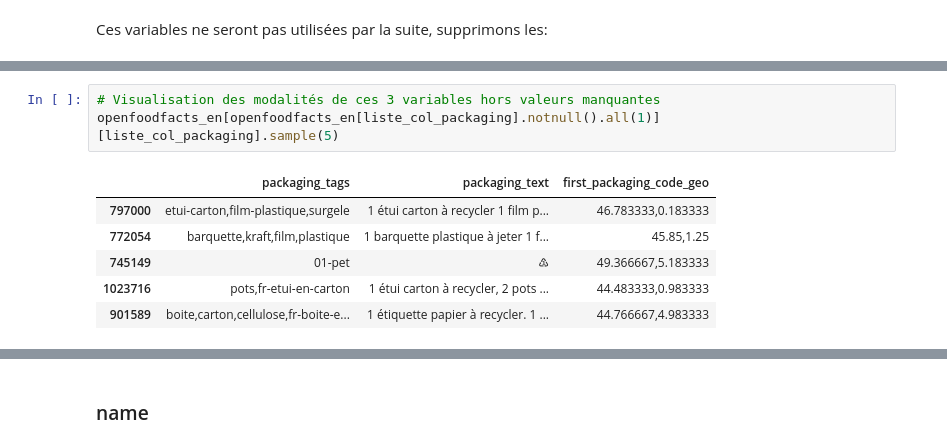
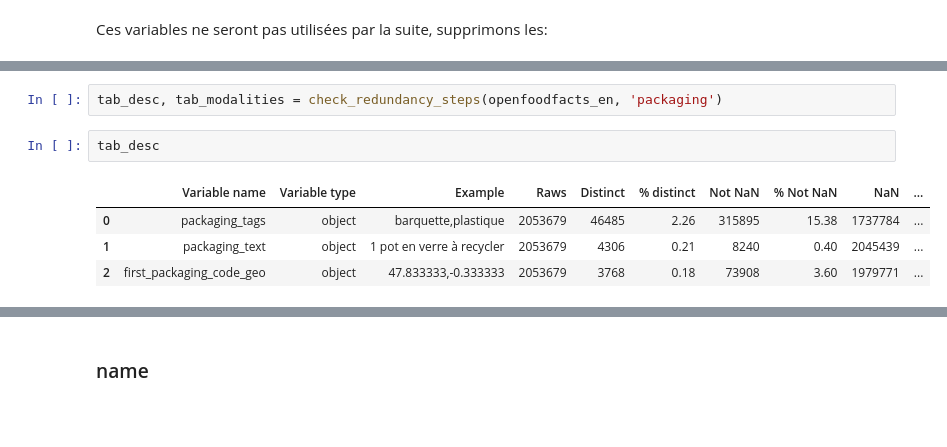
Before and after one commit to Milie-Mimi/OC_DS_Project3, a Jupyter notebook: Projet_3_Cleaning_EGR.ipynb, the cells around one changed output, grey strips where cells are left out. Drawn from its saved outputs; the diff is of its cells as text; blank space fills up the shorter version.

Commit message:
Fin partie Mots qui apparaissent le plus dans le nom des variables

```diff
--- a/Projet_3_Cleaning_EGR.ipynb
+++ b/Projet_3_Cleaning_EGR.ipynb
@@ -756,10 +738,9 @@ liste_col_packaging = openfoodfacts_en.iloc[:,
-# %%
-# Visualisation des modalités de ces 3 variables hors valeurs manquantes
-openfoodfacts_en[openfoodfacts_en[liste_col_packaging].notnull().all(1)][liste_col_packaging].sample(5)
-# %% [output]
-|  | packaging_tags | packaging_text | first_packaging_code_geo |
-| 797000 | etui-carton,film-plastique,surgele | 1 étui carton à recycler 1 film p... | 46.783333,0.183333 |
-| 772054 | barquette,kraft,film,plastique | 1 barquette plastique à jeter 1 f... | 45.85,1.25 |
-| 745149 | 01-pet | ♳ | 49.366667,5.183333 |
-| 1023716 | pots,fr-etui-en-carton | 1 étui carton à recycler, 2 pots ... | 44.483333,0.983333 |
-| 901589 | boite,carton,cellulose,fr-boite-e... | 1 étiquette papier à recycler. 1 ... | 44.766667,4.983333 |
+# %%
+tab_desc, tab_modalities = check_redundancy_steps(openfoodfacts_en, 'packaging')
+# %%
+tab_desc
+# %% [output]
+|  | Variable name | Variable type | Example | Raws | Distinct | % distinct | Not NaN | % Not NaN | NaN | ... |
+| 0 | packaging_tags | object | barquette,plastique | 2053679 | 46485 | 2.26 | 315895 | 15.38 | 1737784 | ... |
+| 1 | packaging_text | object | 1 pot en verre à recycler | 2053679 | 4306 | 0.21 | 8240 | 0.40 | 2045439 | ... |
+| 2 | first_packaging_code_geo | object | 47.833333,-0.333333 | 2053679 | 3768 | 0.18 | 73908 | 3.60 | 1979771 | ... |
```
Also changed, not shown: parts of 152 cells of this notebook.
